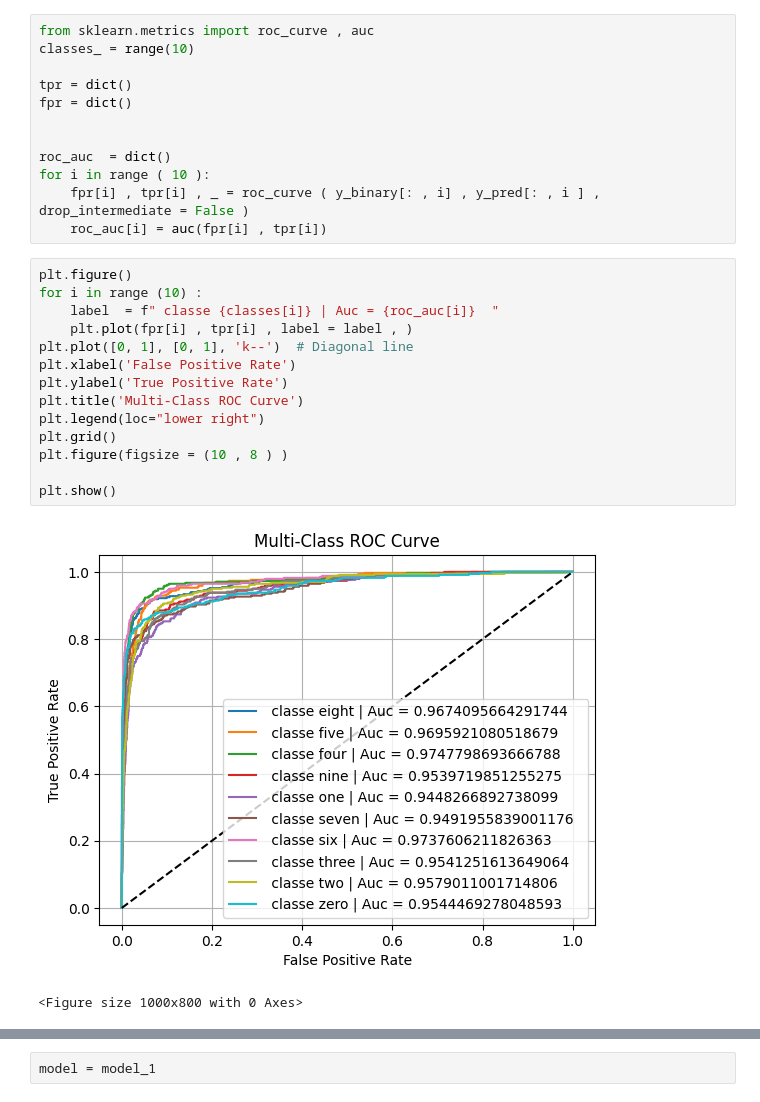
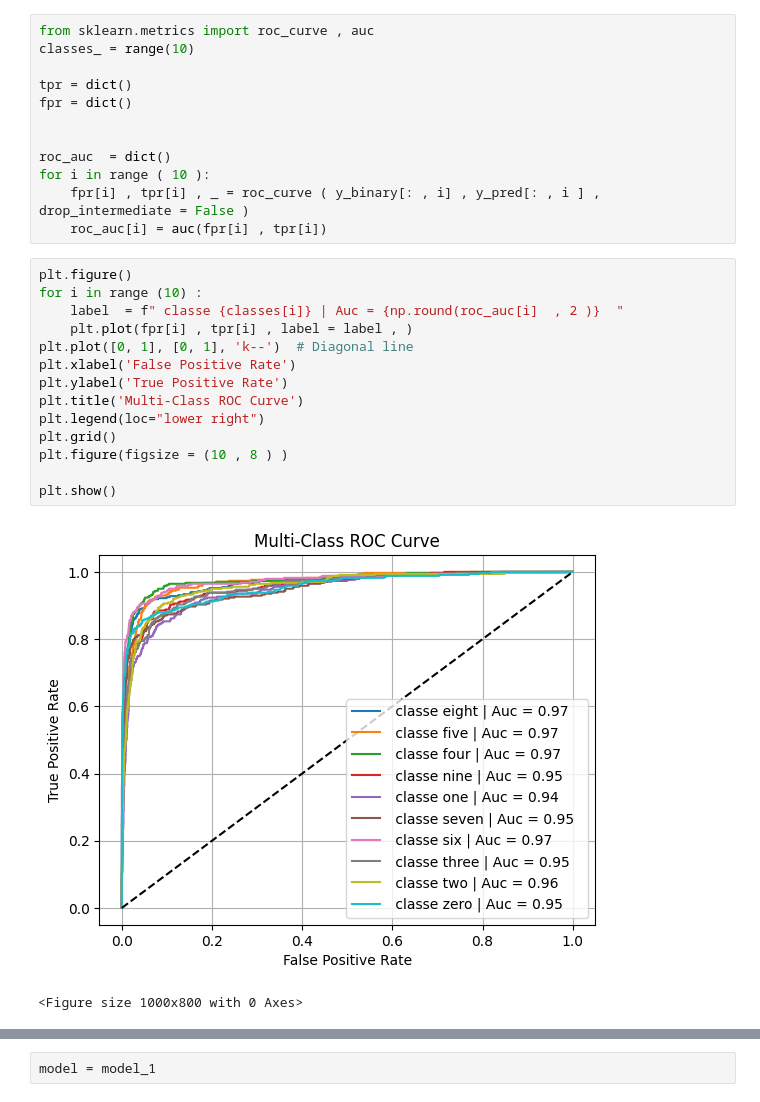
Before and after one commit to moghit-eou/Speech_recognition_Project, a Jupyter notebook: model_evaluation.ipynb, the cells around one changed output, grey strips where cells are left out. Drawn from its saved outputs; the diff is of its cells as text.

```diff
--- a/model_evaluation.ipynb
+++ b/model_evaluation.ipynb
@@ -132,18 +132,18 @@ for i in range ( 10 ):
 # %%
 plt.figure()
 for i in range (10) :
-    label  = f" classe {classes[i]} | Auc = {roc_auc[i]}  "
+    label  = f" classe {classes[i]} | Auc = {np.round(roc_auc[i]  , 2 )}  "
     plt.plot(fpr[i] , tpr[i] , label = label , )
 plt.plot([0, 1], [0, 1], 'k--')  # Diagonal line
 plt.xlabel('False Positive Rate')
 plt.ylabel('True Positive Rate')
 plt.title('Multi-Class ROC Curve')
 plt.legend(loc="lower right")
 plt.grid()
 plt.figure(figsize = (10 , 8 ) )
 
 plt.show()
 # %% [output]
-[figure, old version]
+[figure, new version]
 <Figure size 1000x800 with 0 Axes>
 # %%
```
Also changed, not shown: parts of 1 cell of this notebook.
